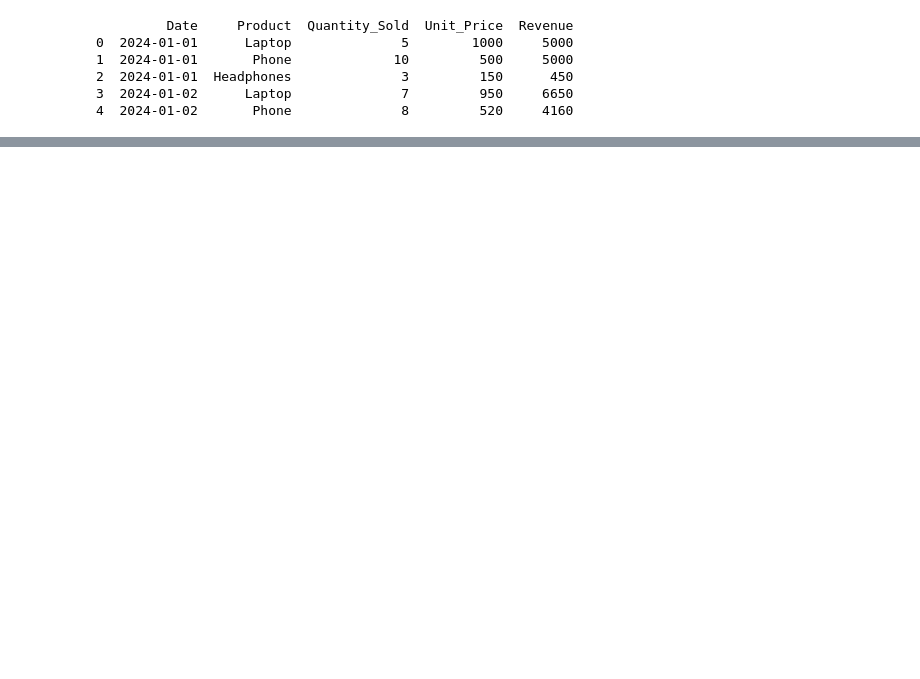
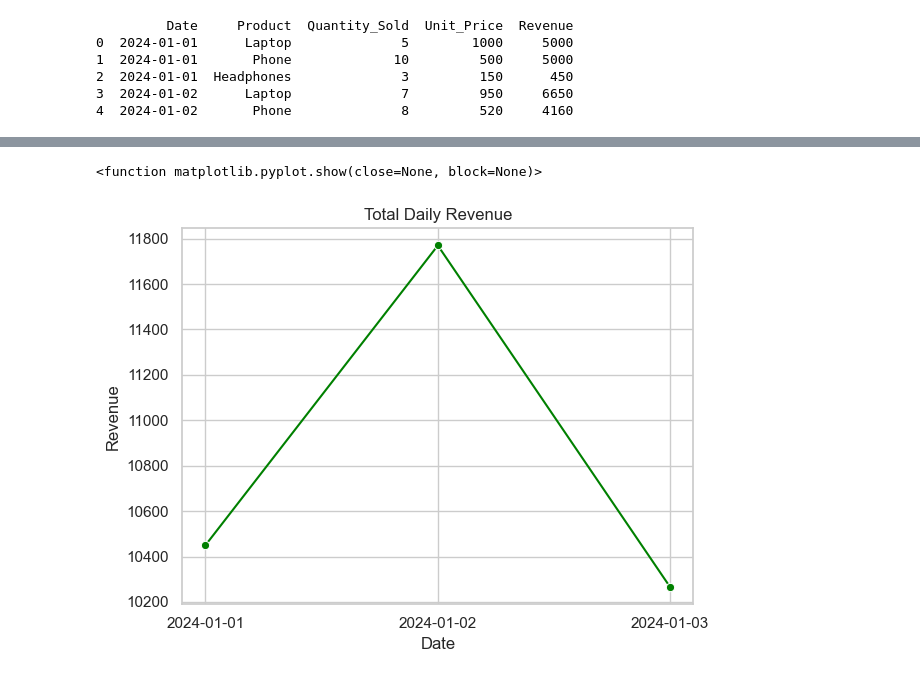
Before and after one commit to A7MD-DS/CSV-File-Data-Aggregator, a Jupyter notebook: notebooks/aggregator.ipynb, the cells around one changed output, grey strips where cells are left out. Saved outputs shown, nothing was run; the diff lists cells and outputs as text; code cells hidden in the pictures; blank space fills up the shorter version.

```diff
--- a/notebooks/aggregator.ipynb
+++ b/notebooks/aggregator.ipynb
@@ -24,0 +45,13 @@ combined_df.to_csv('combined_sales_data.csv', index=False)
+# %%
+daily_revenue = combined_df.groupby("Date")["Revenue"].sum()
+
+plt.Figure(figsize=(8, 5))
+sns.lineplot(x=daily_revenue.index, y=daily_revenue.values, marker="o", color='green')
+plt.title("Total Daily Revenue")
+plt.xlabel("Date")
+plt.ylabel("Revenue")
+plt.tight_layout()
+plt.show
+# %% [output]
+<function matplotlib.pyplot.show(close=None, block=None)>
+[figure, added]
```
Also changed, not shown: parts of 3 cells of this notebook.
